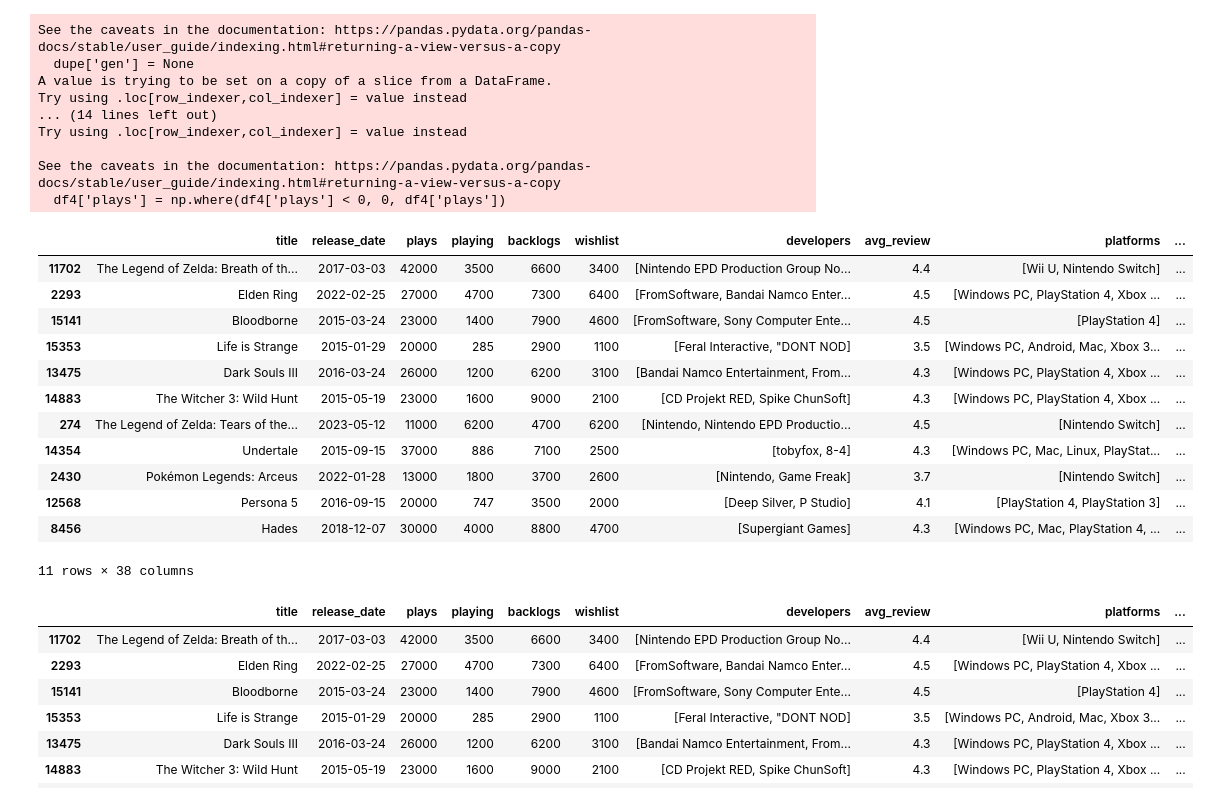
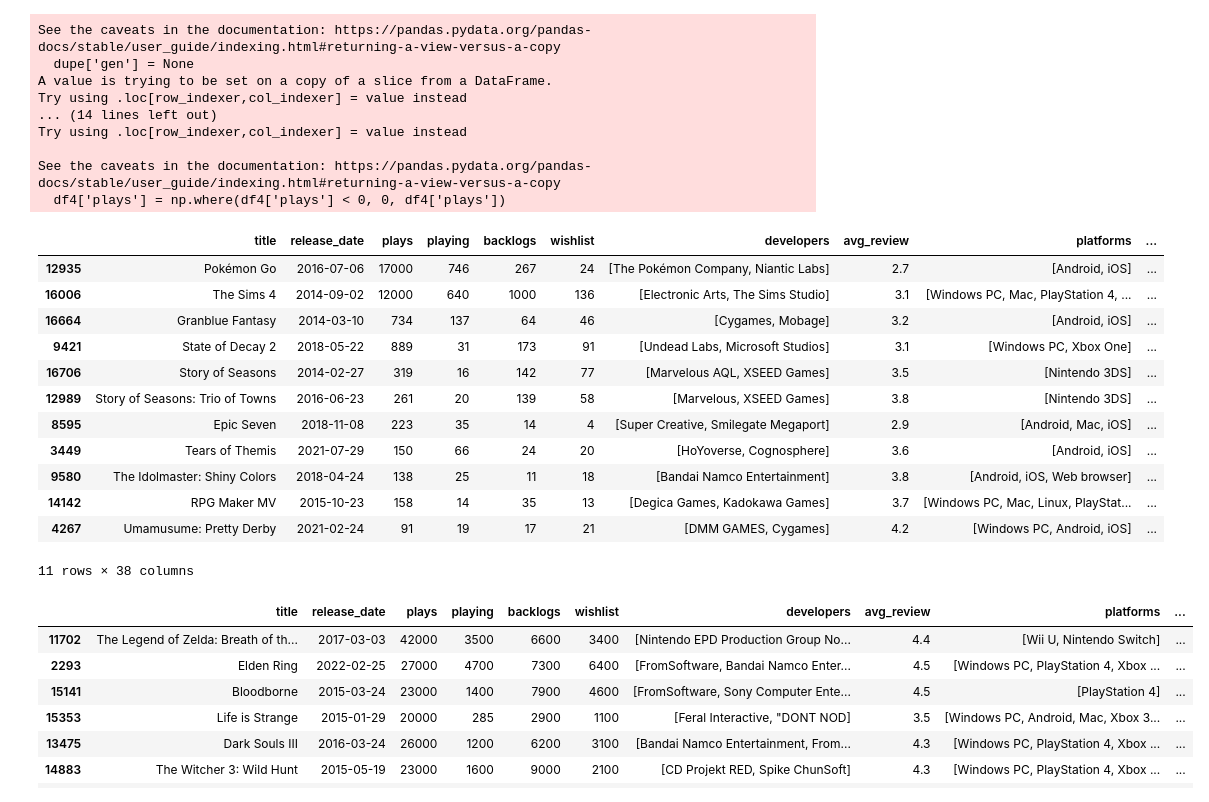
Before and after one commit to Ant-mel/legendary_game_recs, a Jupyter notebook: notebooks/ant_api_merging.ipynb, the cells around one changed output. Saved outputs shown, nothing was run; the diff lists cells and outputs as text; code cells hidden in the pictures.

```diff
--- a/notebooks/ant_api_merging.ipynb
+++ b/notebooks/ant_api_merging.ipynb
@@ -148,20 +148,20 @@ Try using .loc[row_indexer,col_indexer] = value instead
 See the caveats in the documentation: https://pandas.pydata.org/pandas-docs/stable/user_guide/indexing.html#returning-a-view-versus-a-copy
   df4['plays'] = np.where(df4['plays'] < 0, 0, df4['plays'])
 # %%
-predict_baseline_model(11702, baseline_model, baseline_reference, X_train_baseline)
+predict_baseline_model(12935, baseline_model, baseline_reference, X_train_baseline)
 # %% [output]
 |  | title | release_date | plays | playing | backlogs | wishlist | developers | avg_review | platforms | ... |
-| 11702 | The Legend of Zelda: Breath of th... | 2017-03-03 | 42000 | 3500 | 6600 | 3400 | [Nintendo EPD Production Group No... | 4.4 | [Wii U, Nintendo Switch] | ... |
-| 2293 | Elden Ring | 2022-02-25 | 27000 | 4700 | 7300 | 6400 | [FromSoftware, Bandai Namco Enter... | 4.5 | [Windows PC, PlayStation 4, Xbox ... | ... |
-| 15141 | Bloodborne | 2015-03-24 | 23000 | 1400 | 7900 | 4600 | [FromSoftware, Sony Computer Ente... | 4.5 | [PlayStation 4] | ... |
-| 15353 | Life is Strange | 2015-01-29 | 20000 | 285 | 2900 | 1100 | [Feral Interactive, "DONT NOD] | 3.5 | [Windows PC, Android, Mac, Xbox 3... | ... |
-| 13475 | Dark Souls III | 2016-03-24 | 26000 | 1200 | 6200 | 3100 | [Bandai Namco Entertainment, From... | 4.3 | [Windows PC, PlayStation 4, Xbox ... | ... |
-| 14883 | The Witcher 3: Wild Hunt | 2015-05-19 | 23000 | 1600 | 9000 | 2100 | [CD Projekt RED, Spike ChunSoft] | 4.3 | [Windows PC, PlayStation 4, Xbox ... | ... |
-| 274 | The Legend of Zelda: Tears of the... | 2023-05-12 | 11000 | 6200 | 4700 | 6200 | [Nintendo, Nintendo EPD Productio... | 4.5 | [Nintendo Switch] | ... |
-| 14354 | Undertale | 2015-09-15 | 37000 | 886 | 7100 | 2500 | [tobyfox, 8-4] | 4.3 | [Windows PC, Mac, Linux, PlayStat... | ... |
-| 2430 | Pokémon Legends: Arceus | 2022-01-28 | 13000 | 1800 | 3700 | 2600 | [Nintendo, Game Freak] | 3.7 | [Nintendo Switch] | ... |
-| 12568 | Persona 5 | 2016-09-15 | 20000 | 747 | 3500 | 2000 | [Deep Silver, P Studio] | 4.1 | [PlayStation 4, PlayStation 3] | ... |
-| 8456 | Hades | 2018-12-07 | 30000 | 4000 | 8800 | 4700 | [Supergiant Games] | 4.3 | [Windows PC, Mac, PlayStation 4, ... | ... |
+| 12935 | Pokémon Go | 2016-07-06 | 17000 | 746 | 267 | 24 | [The Pokémon Company, Niantic Labs] | 2.7 | [Android, iOS] | ... |
+| 16006 | The Sims 4 | 2014-09-02 | 12000 | 640 | 1000 | 136 | [Electronic Arts, The Sims Studio] | 3.1 | [Windows PC, Mac, PlayStation 4, ... | ... |
+| 16664 | Granblue Fantasy | 2014-03-10 | 734 | 137 | 64 | 46 | [Cygames, Mobage] | 3.2 | [Android, iOS] | ... |
+| 9421 | State of Decay 2 | 2018-05-22 | 889 | 31 | 173 | 91 | [Undead Labs, Microsoft Studios] | 3.1 | [Windows PC, Xbox One] | ... |
+| 16706 | Story of Seasons | 2014-02-27 | 319 | 16 | 142 | 77 | [Marvelous AQL, XSEED Games] | 3.5 | [Nintendo 3DS] | ... |
+| 12989 | Story of Seasons: Trio of Towns | 2016-06-23 | 261 | 20 | 139 | 58 | [Marvelous, XSEED Games] | 3.8 | [Nintendo 3DS] | ... |
+| 8595 | Epic Seven | 2018-11-08 | 223 | 35 | 14 | 4 | [Super Creative, Smilegate Megaport] | 2.9 | [Android, Mac, iOS] | ... |
+| 3449 | Tears of Themis | 2021-07-29 | 150 | 66 | 24 | 20 | [HoYoverse, Cognosphere] | 3.6 | [Android, iOS] | ... |
+| 9580 | The Idolmaster: Shiny Colors | 2018-04-24 | 138 | 25 | 11 | 18 | [Bandai Namco Entertainment] | 3.8 | [Android, iOS, Web browser] | ... |
+| 14142 | RPG Maker MV | 2015-10-23 | 158 | 14 | 35 | 13 | [Degica Games, Kadokawa Games] | 3.7 | [Windows PC, Mac, Linux, PlayStat... | ... |
+| 4267 | Umamusume: Pretty Derby | 2021-02-24 | 91 | 19 | 17 | 21 | [DMM GAMES, Cygames] | 4.2 | [Windows PC, Android, iOS] | ... |
 11 rows × 38 columns
 # %%
 zelda = X_train_baseline[11702:11703]
```
